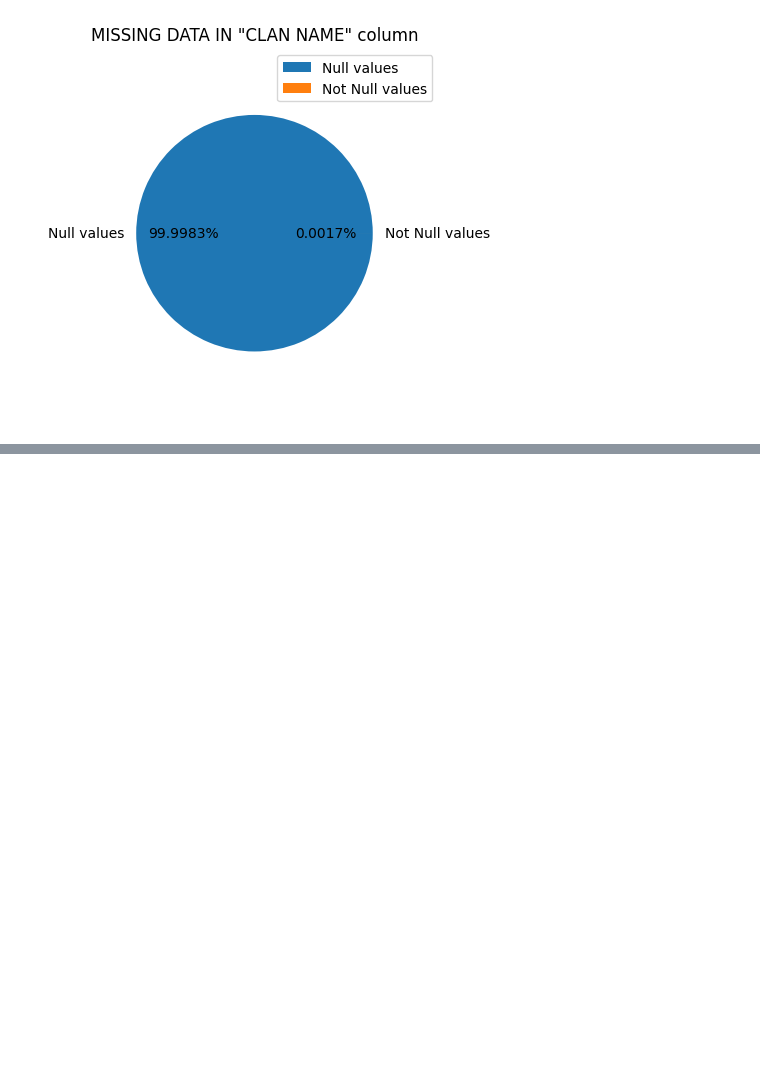
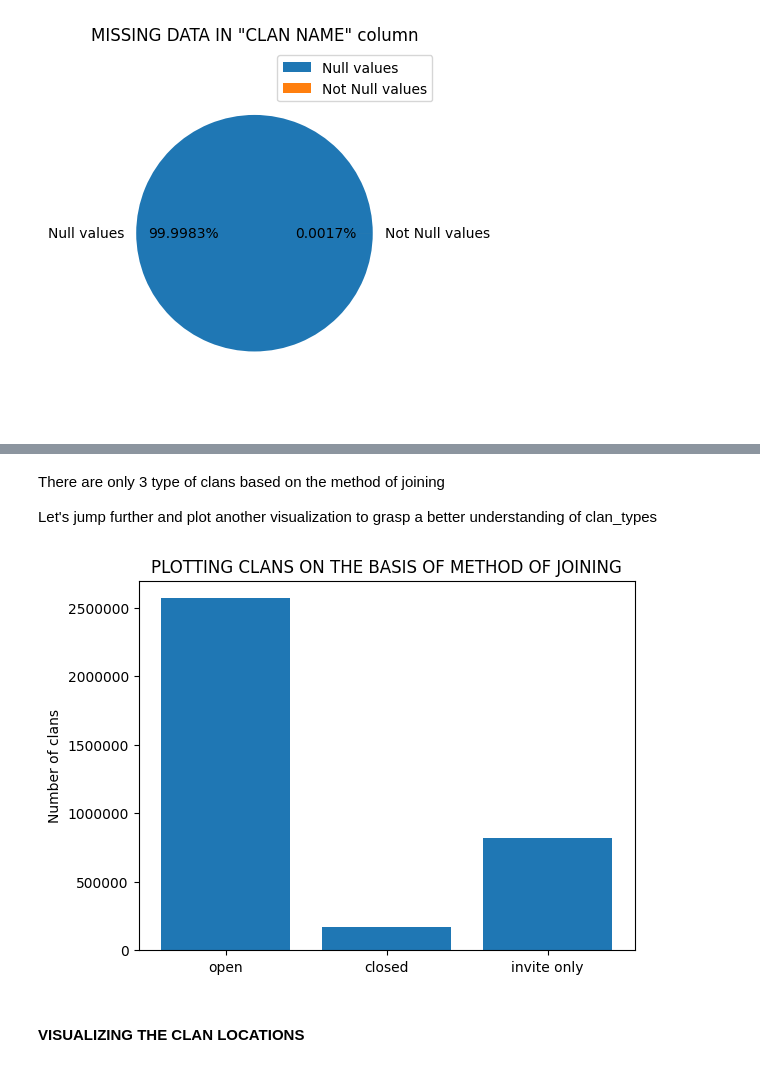
Before and after one commit to aryaharshit/Visualising--Plotting, a Jupyter notebook: main.ipynb, the cells around one changed output, grey strips where cells are left out. Cells and saved outputs as stored; diff of their text form; code cells hidden in the pictures; blank space fills up the shorter version.

```diff
--- a/main.ipynb
+++ b/main.ipynb
@@ -102,0 +133,25 @@ missing_values.clan_name_plot()
+# %% [markdown]
+There are only 3 type of clans based on the method of joining
+
+Let's jump further and plot another visualization to grasp a better understanding of clan_types
+# %%
+def clan_type():
+    open_clans = df['clan_type'].groupby(df['clan_type']).count()['open']
+    close_clans = df['clan_type'].groupby(df['clan_type']).count()['closed']
+    invite_only_clans = df['clan_type'].groupby(df['clan_type']).count()['inviteOnly']
+
+    height = [open_clans, close_clans, invite_only_clans]
+    labels = ['open', 'closed', 'invite only']
+
+    fig, ax = plt.subplots()
+    ax.bar(labels, height)
+    ax.set_title('PLOTTING CLANS ON THE BASIS OF METHOD OF JOINING')
+    ax.set_ylabel('Number of clans')
+    ax.get_yaxis().get_major_formatter().set_scientific(False)
+    return plt.show()
+
+clan_type()
+# %% [output]
+[figure, added]
+# %% [markdown]
+#### VISUALIZING THE CLAN LOCATIONS
```
Also changed, not shown: parts of 7 cells of this notebook.
